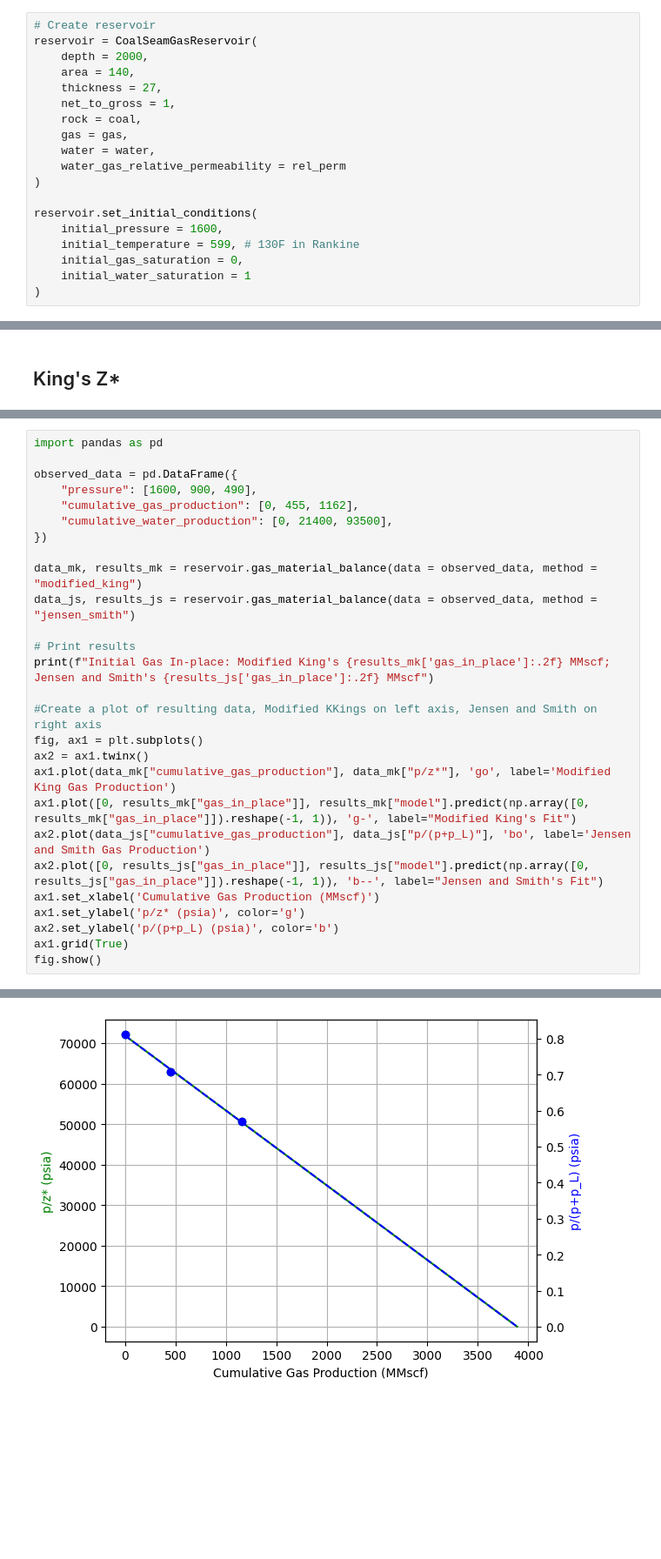
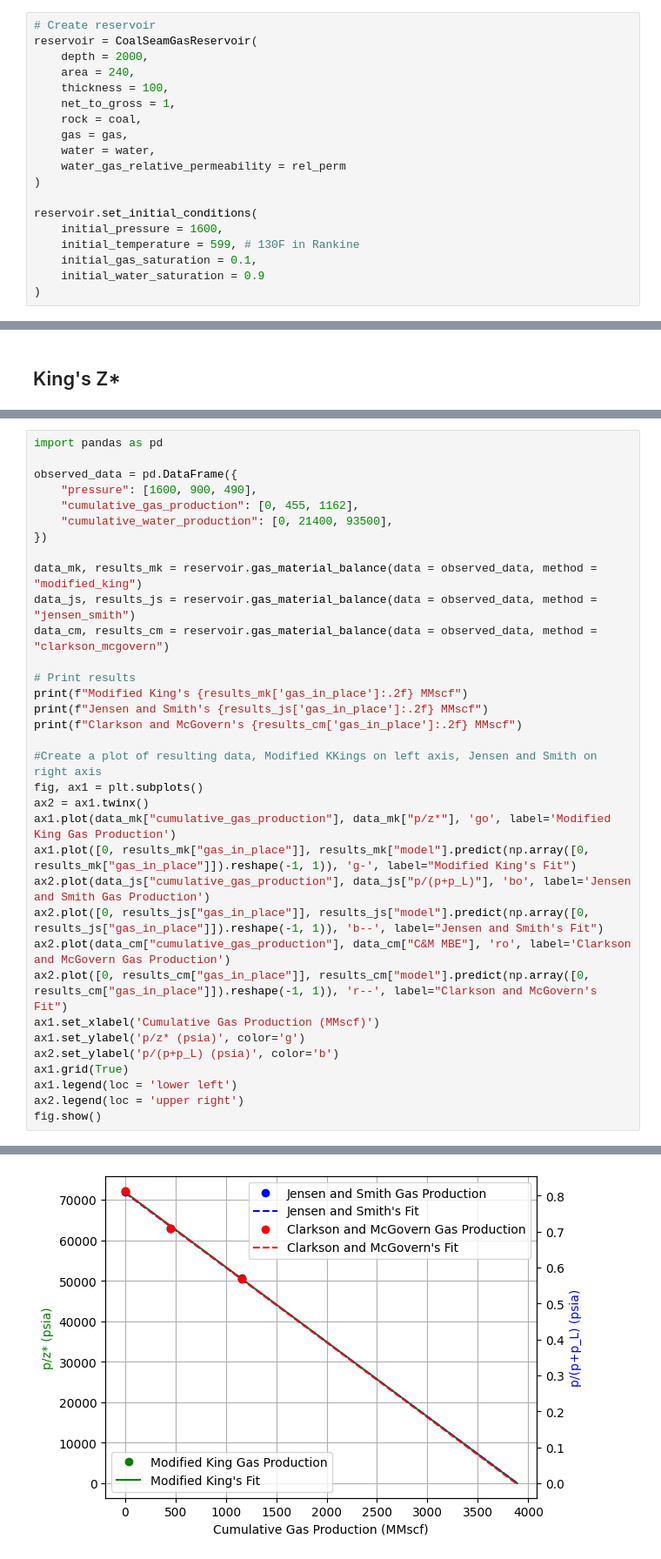
Before and after one commit to andydean27/pyRE, a Jupyter notebook: examples/reservoir/csg.ipynb, the cells around one changed output, grey strips where cells are left out. Shown: that part at 87% size. Saved outputs shown, nothing was run; the diff lists cells and outputs as text; blank space fills up the shorter version.

```diff
--- a/examples/reservoir/csg.ipynb
+++ b/examples/reservoir/csg.ipynb
@@ -43,8 +43,8 @@ rel_perm = Corey2PhaseRelativePermeability(
 # Create reservoir
 reservoir = CoalSeamGasReservoir(
     depth = 2000,
-    area = 140,
-    thickness = 27,
+    area = 240,
+    thickness = 100,
     net_to_gross = 1,
     rock = coal,
     gas = gas,
@@ -55,8 +55,8 @@ reservoir = CoalSeamGasReservoir(
 reservoir.set_initial_conditions(
     initial_pressure = 1600,
     initial_temperature = 599, # 130F in Rankine
-    initial_gas_saturation = 0,
-    initial_water_saturation = 1
+    initial_gas_saturation = 0.1,
+    initial_water_saturation = 0.9
 )
 # %%
 # Calculate initial in-place volumes
@@ -97,9 +97,12 @@ observed_data = pd.DataFrame({
 
 data_mk, results_mk = reservoir.gas_material_balance(data = observed_data, method = "modified_king")
 data_js, results_js = reservoir.gas_material_balance(data = observed_data, method = "jensen_smith")
+data_cm, results_cm = reservoir.gas_material_balance(data = observed_data, method = "clarkson_mcgovern")
 
 # Print results
-print(f"Initial Gas In-place: Modified King's {results_mk['gas_in_place']:.2f} MMscf; Jensen and Smith's {results_js['gas_in_place']:.2f} MMscf")
+print(f"Modified King's {results_mk['gas_in_place']:.2f} MMscf")
+print(f"Jensen and Smith's {results_js['gas_in_place']:.2f} MMscf")
+print(f"Clarkson and McGovern's {results_cm['gas_in_place']:.2f} MMscf")
 
 #Create a plot of resulting data, Modified KKings on left axis, Jensen and Smith on right axis
 fig, ax1 = plt.subplots()
@@ -108,9 +111,13 @@ ax1.plot(data_mk["cumulative_gas_production"], data_mk["p/z*"], 'go', label='Mod
 ax1.plot([0, results_mk["gas_in_place"]], results_mk["model"].predict(np.array([0, results_mk["gas_in_place"]]).reshape(-1, 1)), 'g-', label="Modified King's Fit")
 ax2.plot(data_js["cumulative_gas_production"], data_js["p/(p+p_L)"], 'bo', label='Jensen and Smith Gas Production')
 ax2.plot([0, results_js["gas_in_place"]], results_js["model"].predict(np.array([0, results_js["gas_in_place"]]).reshape(-1, 1)), 'b--', label="Jensen and Smith's Fit")
+ax2.plot(data_cm["cumulative_gas_production"], data_cm["C&M MBE"], 'ro', label='Clarkson and McGovern Gas Production')
+ax2.plot([0, results_cm["gas_in_place"]], results_cm["model"].predict(np.array([0, results_cm["gas_in_place"]]).reshape(-1, 1)), 'r--', label="Clarkson and McGovern's Fit")
 ax1.set_xlabel('Cumulative Gas Production (MMscf)')
 ax1.set_ylabel('p/z* (psia)', color='g')
 ax2.set_ylabel('p/(p+p_L) (psia)', color='b')
 ax1.grid(True)
+ax1.legend(loc = 'lower left')
+ax2.legend(loc = 'upper right')
 fig.show()
 # %% [output]
@@ -118 +127 @@ Initial Gas In-place: Modified King's 3890.29 MMscf; Jensen and Smith's 3890.36
-[figure, old version]
+[figure, new version]
```
Also changed, not shown: parts of 2 cells of this notebook, 1 other file.
